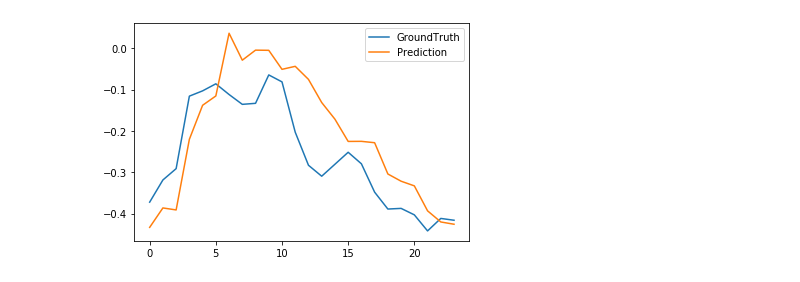
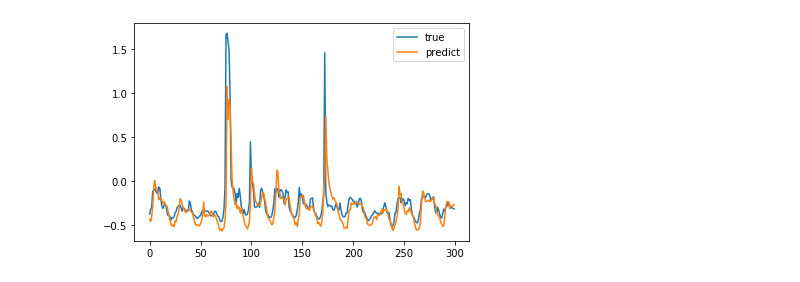
Before and after one commit to zkJames/ElectricityPriceForecasting, a Jupyter notebook: paper/paper.ipynb, the cells around one changed output. Drawn from its saved outputs; the diff is of its cells as text; code cells hidden in the pictures.

```diff
--- a/paper/paper.ipynb
+++ b/paper/paper.ipynb
@@ -36,8 +28,7 @@ class StandardScaler():
 # %%
-plt.figure()
-plt.plot(trues[0,:,-1], label='GroundTruth')
-plt.plot(preds[0,:,-1], label='Prediction')
+plt.plot(trues[:300,0,-1], label='true')
+plt.plot(preds[:300,0,-1], label='predict')
 plt.legend()
 plt.show()
 # %% [output]
-[figure, old version]
+[figure, new version]
```
Also changed, not shown: parts of 9 cells of this notebook, 21 other files.
